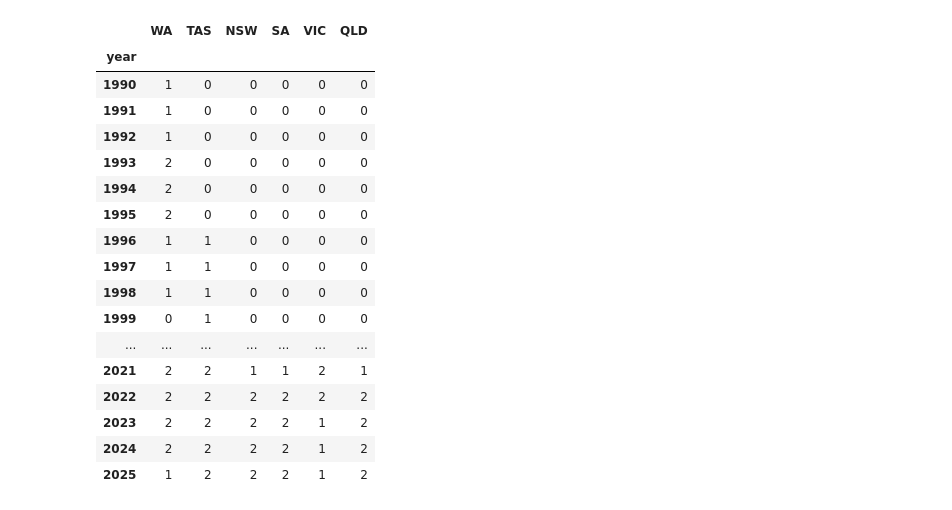
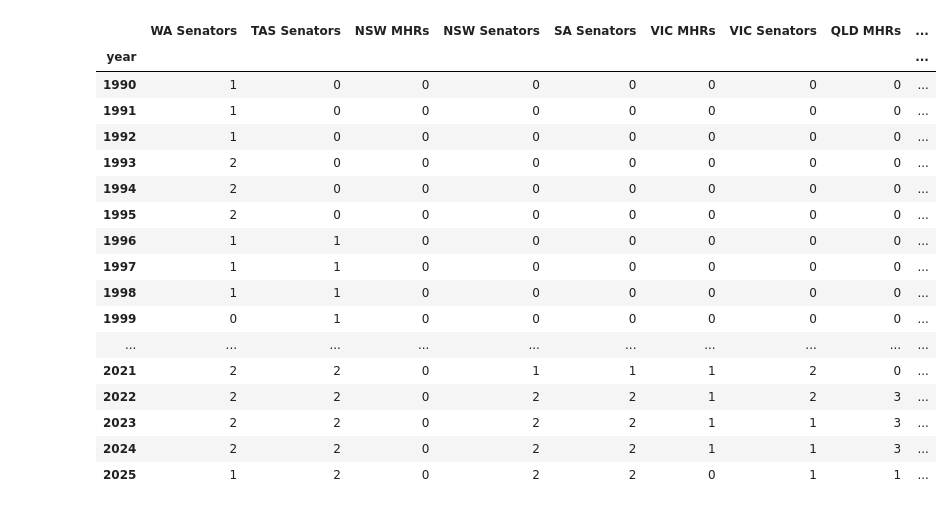
Before and after one commit to DamienIrving/election-analysis, a Jupyter notebook: analysis/federal_history.ipynb, the cells around one changed output. Saved outputs shown, nothing was run; the diff lists cells and outputs as text; code cells hidden in the pictures.

```diff
--- a/analysis/federal_history.ipynb
+++ b/analysis/federal_history.ipynb
@@ -65,28 +76,38 @@ for state, mp_dict in mps.items():
 # %%
 df_mps = pd.DataFrame(mp_count_dict)
 df_mps = df_mps.set_index('year')
-order = ['WA', 'TAS', 'NSW', 'SA', 'VIC', 'QLD']
+order = [
+    'WA Senators',
+    'TAS Senators',
+    'NSW MHRs',
+    'NSW Senators',
+    'SA Senators',
+    'VIC MHRs',
+    'VIC Senators',
+    'QLD MHRs',
+    'QLD Senators',
+]
 df_mps = df_mps[order]
 df_mps
 # %% [output]
-|  | WA | TAS | NSW | SA | VIC | QLD |
-| year |  |  |  |  |  |  |
-| 1990 | 1 | 0 | 0 | 0 | 0 | 0 |
-| 1991 | 1 | 0 | 0 | 0 | 0 | 0 |
-| 1992 | 1 | 0 | 0 | 0 | 0 | 0 |
-| 1993 | 2 | 0 | 0 | 0 | 0 | 0 |
-| 1994 | 2 | 0 | 0 | 0 | 0 | 0 |
-| 1995 | 2 | 0 | 0 | 0 | 0 | 0 |
-| 1996 | 1 | 1 | 0 | 0 | 0 | 0 |
-| 1997 | 1 | 1 | 0 | 0 | 0 | 0 |
-| 1998 | 1 | 1 | 0 | 0 | 0 | 0 |
-| 1999 | 0 | 1 | 0 | 0 | 0 | 0 |
-| ... | ... | ... | ... | ... | ... | ... |
-| 2021 | 2 | 2 | 1 | 1 | 2 | 1 |
-| 2022 | 2 | 2 | 2 | 2 | 2 | 2 |
-| 2023 | 2 | 2 | 2 | 2 | 1 | 2 |
-| 2024 | 2 | 2 | 2 | 2 | 1 | 2 |
-| 2025 | 1 | 2 | 2 | 2 | 1 | 2 |
+|  | WA Senators | TAS Senators | NSW MHRs | NSW Senators | SA Senators | VIC MHRs | VIC Senators | QLD MHRs | ... |
+| year |  |  |  |  |  |  |  |  | ... |
+| 1990 | 1 | 0 | 0 | 0 | 0 | 0 | 0 | 0 | ... |
+| 1991 | 1 | 0 | 0 | 0 | 0 | 0 | 0 | 0 | ... |
+| 1992 | 1 | 0 | 0 | 0 | 0 | 0 | 0 | 0 | ... |
+| 1993 | 2 | 0 | 0 | 0 | 0 | 0 | 0 | 0 | ... |
+| 1994 | 2 | 0 | 0 | 0 | 0 | 0 | 0 | 0 | ... |
+| 1995 | 2 | 0 | 0 | 0 | 0 | 0 | 0 | 0 | ... |
+| 1996 | 1 | 1 | 0 | 0 | 0 | 0 | 0 | 0 | ... |
+| 1997 | 1 | 1 | 0 | 0 | 0 | 0 | 0 | 0 | ... |
+| 1998 | 1 | 1 | 0 | 0 | 0 | 0 | 0 | 0 | ... |
+| 1999 | 0 | 1 | 0 | 0 | 0 | 0 | 0 | 0 | ... |
+| ... | ... | ... | ... | ... | ... | ... | ... | ... | ... |
+| 2021 | 2 | 2 | 0 | 1 | 1 | 1 | 2 | 0 | ... |
+| 2022 | 2 | 2 | 0 | 2 | 2 | 1 | 2 | 3 | ... |
+| 2023 | 2 | 2 | 0 | 2 | 2 | 1 | 1 | 3 | ... |
+| 2024 | 2 | 2 | 0 | 2 | 2 | 1 | 1 | 3 | ... |
+| 2025 | 1 | 2 | 0 | 2 | 2 | 0 | 1 | 1 | ... |
 # %%
 #df_mps.plot(kind='bar', stacked=True, figsize=(11,6), width=1)
 #plt.title("Australian Greens MPs in Federal Parliament")
```
Also changed, not shown: parts of 6 cells of this notebook, 3 other files.
